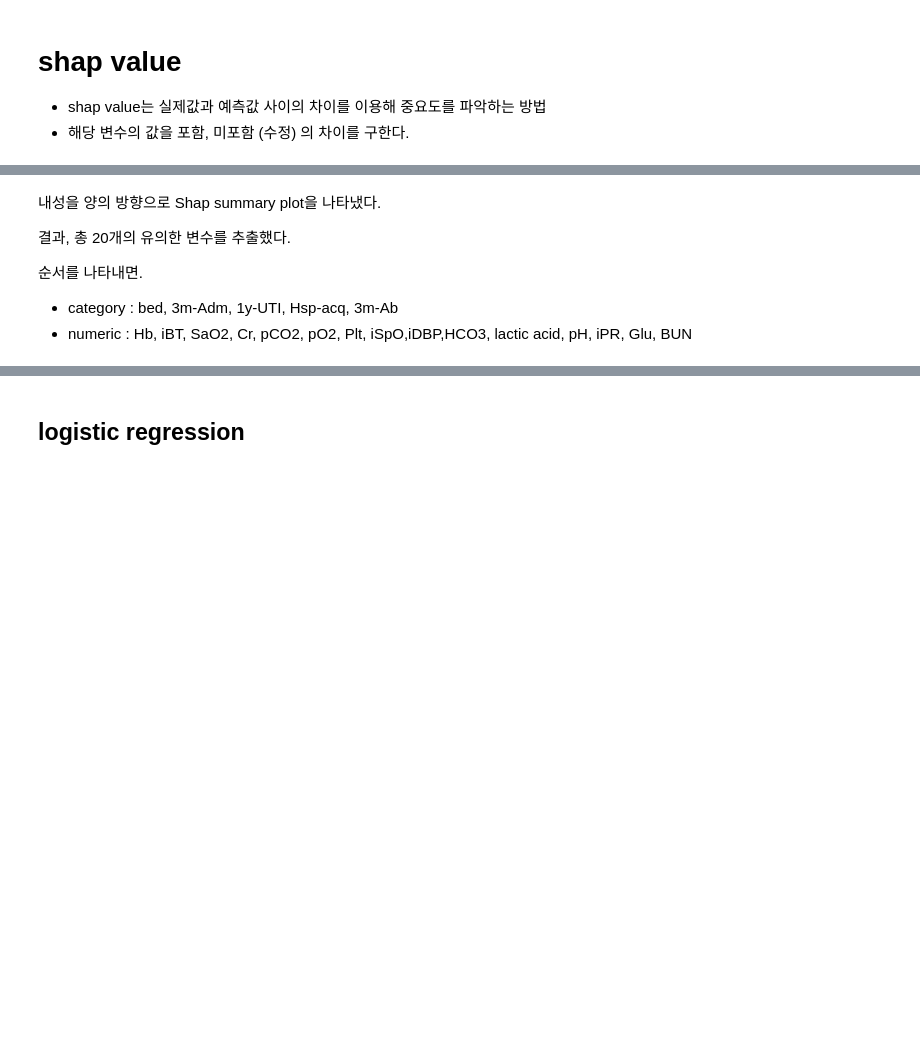
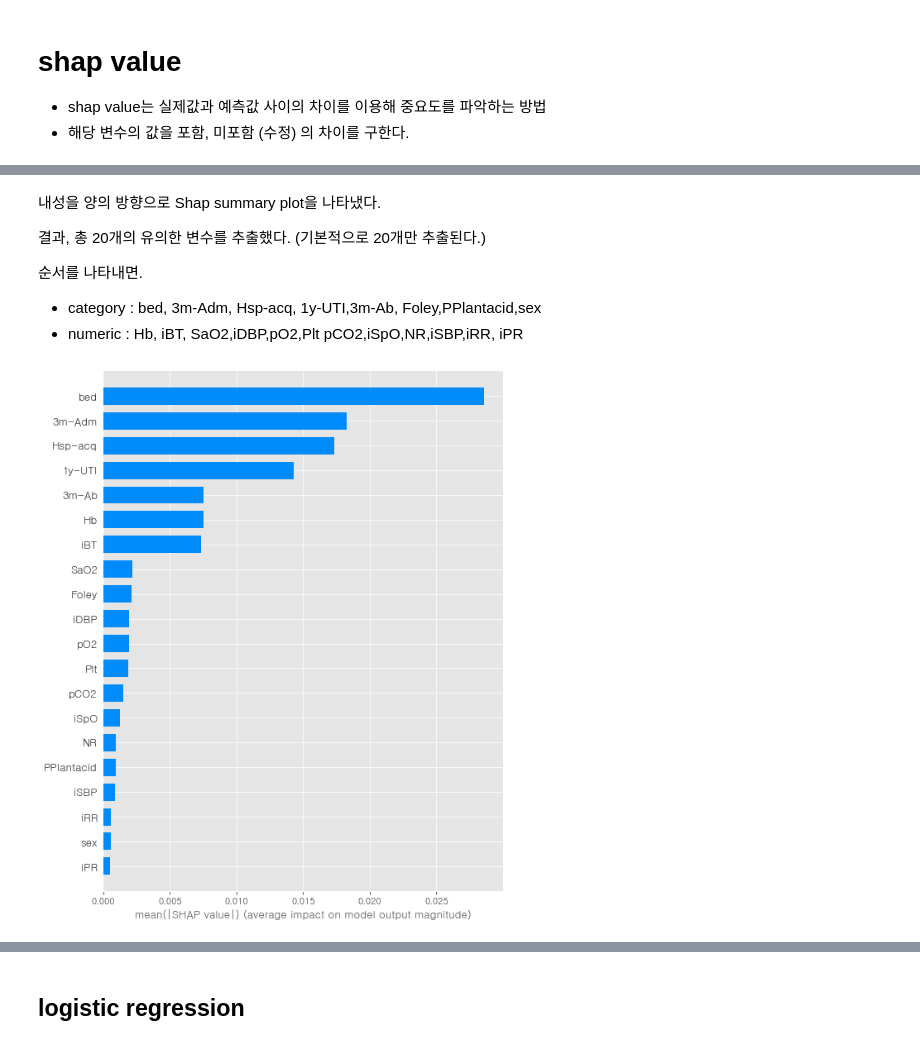
Before and after one commit to bub3690/22-1_multivariate, a Jupyter notebook: final_project/Classification-rftree-pre.ipynb, the cells around one changed output, grey strips where cells are left out. Cells and saved outputs as stored; diff of their text form; code cells hidden in the pictures; blank space fills up the shorter version.

```diff
--- a/final_project/Classification-rftree-pre.ipynb
+++ b/final_project/Classification-rftree-pre.ipynb
@@ -176,5 +223,6 @@ https://woolulu.tistory.com/28
 # %%
 import shap
 import skimage
-explainer = shap.TreeExplainer(rf) # Tree model Shap Value 확인 객체 지정
+explainer = shap.TreeExplainer(model_best) # Tree model Shap Value 확인 객체 지정
 shap_values = explainer.shap_values(x_train) # Shap Values 계산
+shap_values_bar=explainer(x_train)
@@ -213,9 +241,13 @@ shap.summary_plot(shap_values[1], x_train,plot_type='violin')
 # %% [markdown]
 내성을 양의 방향으로 Shap summary plot을 나타냈다.
 
-결과, 총 20개의 유의한 변수를 추출했다.
+결과, 총 20개의 유의한 변수를 추출했다. (기본적으로 20개만 추출된다.)
 
 순서를 나타내면.
 
-- category : bed, 3m-Adm, 1y-UTI, Hsp-acq, 3m-Ab
-- numeric : Hb, iBT, SaO2, Cr, pCO2, pO2, Plt, iSpO,iDBP,HCO3, lactic acid, pH, iPR, Glu, BUN
+- category : bed, 3m-Adm, Hsp-acq, 1y-UTI,3m-Ab, Foley,PPlantacid,sex
+- numeric : Hb, iBT, SaO2,iDBP,pO2,Plt pCO2,iSpO,NR,iSBP,iRR, iPR
+# %%
+shap.summary_plot(shap_values[1], x_train, plot_type='bar',max_display=20)
+# %% [output]
+[figure, added]
```
Also changed, not shown: parts of 18 cells of this notebook, 3 other files.
